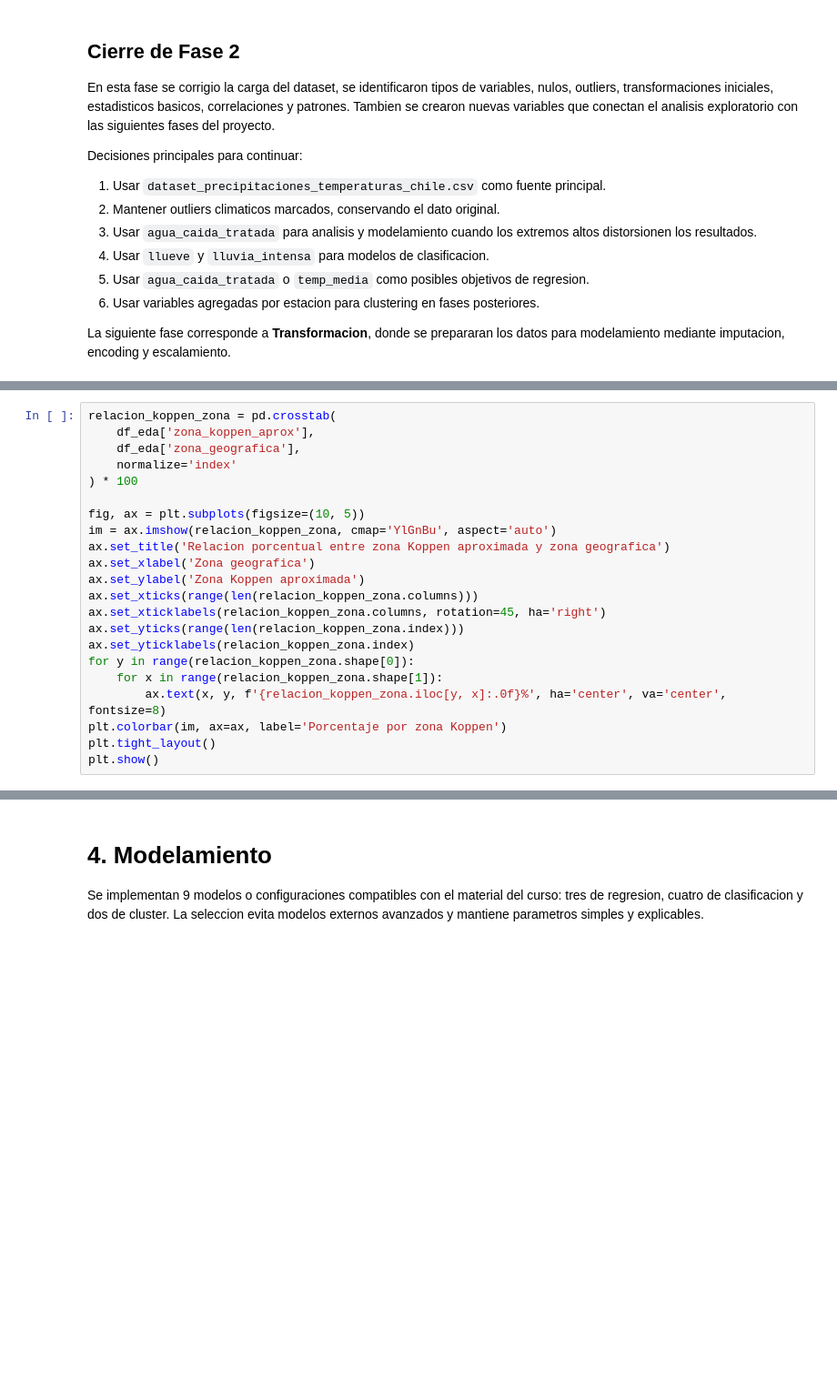
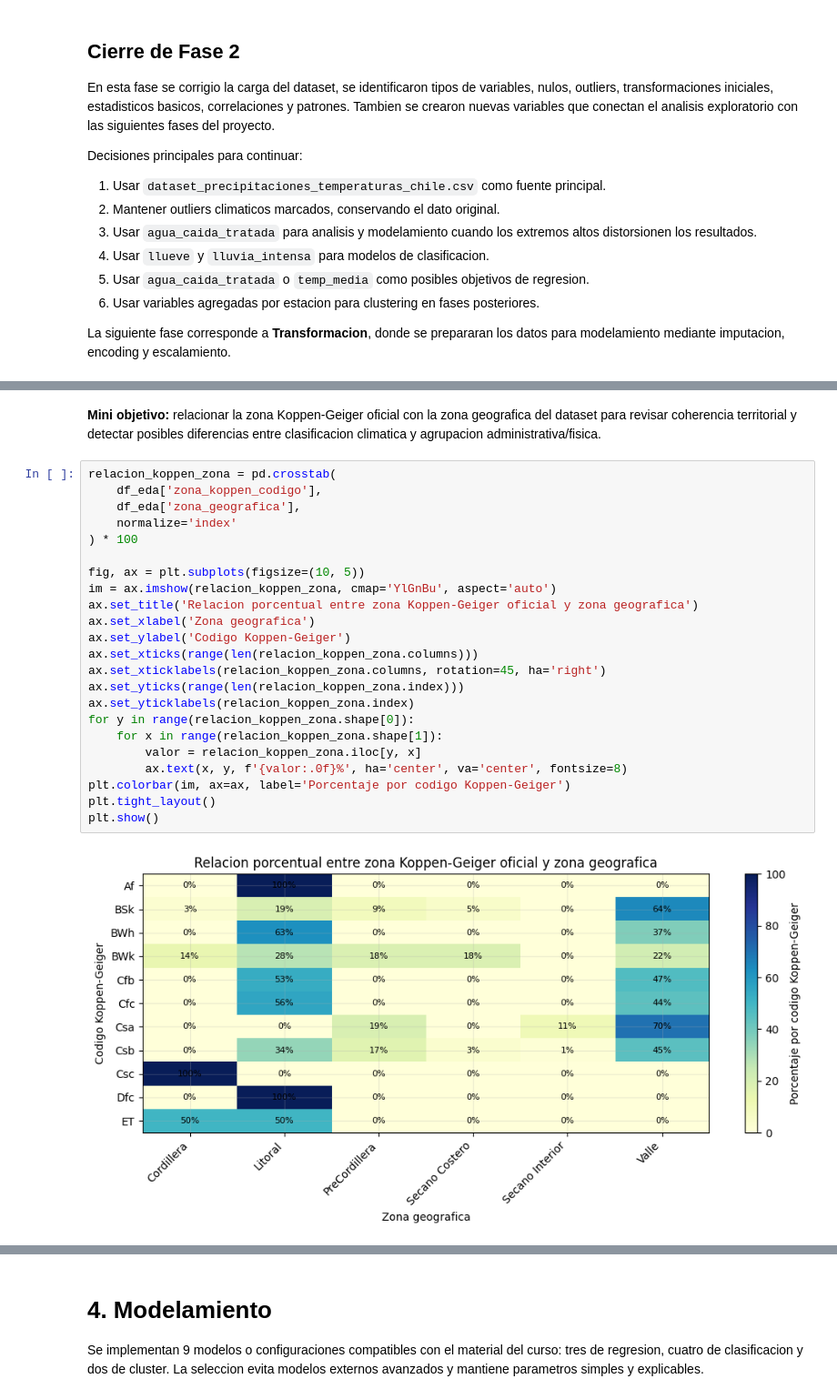
Before and after one commit to 4mnesia/DataMining, a Jupyter notebook: EV2_BIY7121_005D.ipynb, the cells around one changed output, grey strips where cells are left out. Shown at 91% size. Saved outputs shown, nothing was run; the diff lists cells and outputs as text; blank space fills up the shorter version.

```diff
--- a/EV2_BIY7121_005D.ipynb
+++ b/EV2_BIY7121_005D.ipynb
@@ -1812,22 +1776,0 @@ La clasificacion aproxima grandes condiciones climaticas a partir de variables d
-# %%
-relacion_koppen_zona = pd.crosstab(
-    df_eda['zona_koppen_aprox'],
-    df_eda['zona_geografica'],
-    normalize='index'
-) * 100
-
-fig, ax = plt.subplots(figsize=(10, 5))
-im = ax.imshow(relacion_koppen_zona, cmap='YlGnBu', aspect='auto')
-ax.set_title('Relacion porcentual entre zona Koppen aproximada y zona geografica')
-ax.set_xlabel('Zona geografica')
-ax.set_ylabel('Zona Koppen aproximada')
-ax.set_xticks(range(len(relacion_koppen_zona.columns)))
-ax.set_xticklabels(relacion_koppen_zona.columns, rotation=45, ha='right')
-ax.set_yticks(range(len(relacion_koppen_zona.index)))
-ax.set_yticklabels(relacion_koppen_zona.index)
-for y in range(relacion_koppen_zona.shape[0]):
-    for x in range(relacion_koppen_zona.shape[1]):
-        ax.text(x, y, f'{relacion_koppen_zona.iloc[y, x]:.0f}%', ha='center', va='center', fontsize=8)
-plt.colorbar(im, ax=ax, label='Porcentaje por zona Koppen')
-plt.tight_layout()
-plt.show()
@@ -2357,0 +1953,27 @@ El cluster se trabaja por estacion para resumir comportamiento territorial. La z
+# %% [markdown]
+**Mini objetivo:** relacionar la zona Koppen-Geiger oficial con la zona geografica del dataset para revisar coherencia territorial y detectar posibles diferencias entre clasificacion climatica y agrupacion administrativa/fisica.
+# %%
+relacion_koppen_zona = pd.crosstab(
+    df_eda['zona_koppen_codigo'],
+    df_eda['zona_geografica'],
+    normalize='index'
+) * 100
+
+fig, ax = plt.subplots(figsize=(10, 5))
+im = ax.imshow(relacion_koppen_zona, cmap='YlGnBu', aspect='auto')
+ax.set_title('Relacion porcentual entre zona Koppen-Geiger oficial y zona geografica')
+ax.set_xlabel('Zona geografica')
+ax.set_ylabel('Codigo Koppen-Geiger')
+ax.set_xticks(range(len(relacion_koppen_zona.columns)))
+ax.set_xticklabels(relacion_koppen_zona.columns, rotation=45, ha='right')
+ax.set_yticks(range(len(relacion_koppen_zona.index)))
+ax.set_yticklabels(relacion_koppen_zona.index)
+for y in range(relacion_koppen_zona.shape[0]):
+    for x in range(relacion_koppen_zona.shape[1]):
+        valor = relacion_koppen_zona.iloc[y, x]
+        ax.text(x, y, f'{valor:.0f}%', ha='center', va='center', fontsize=8)
+plt.colorbar(im, ax=ax, label='Porcentaje por codigo Koppen-Geiger')
+plt.tight_layout()
+plt.show()
+# %% [output]
+[figure, added]
```
Also changed, not shown: parts of 129 cells of this notebook, 2 other files.
